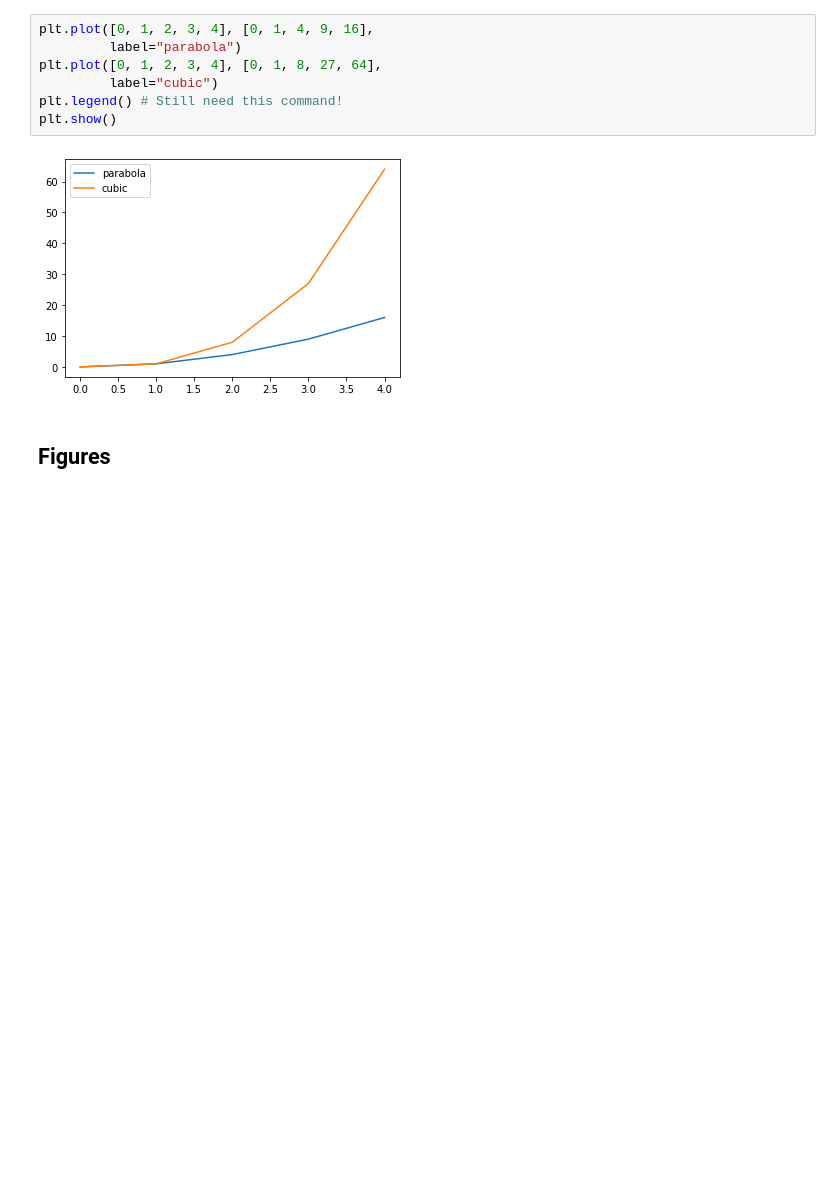
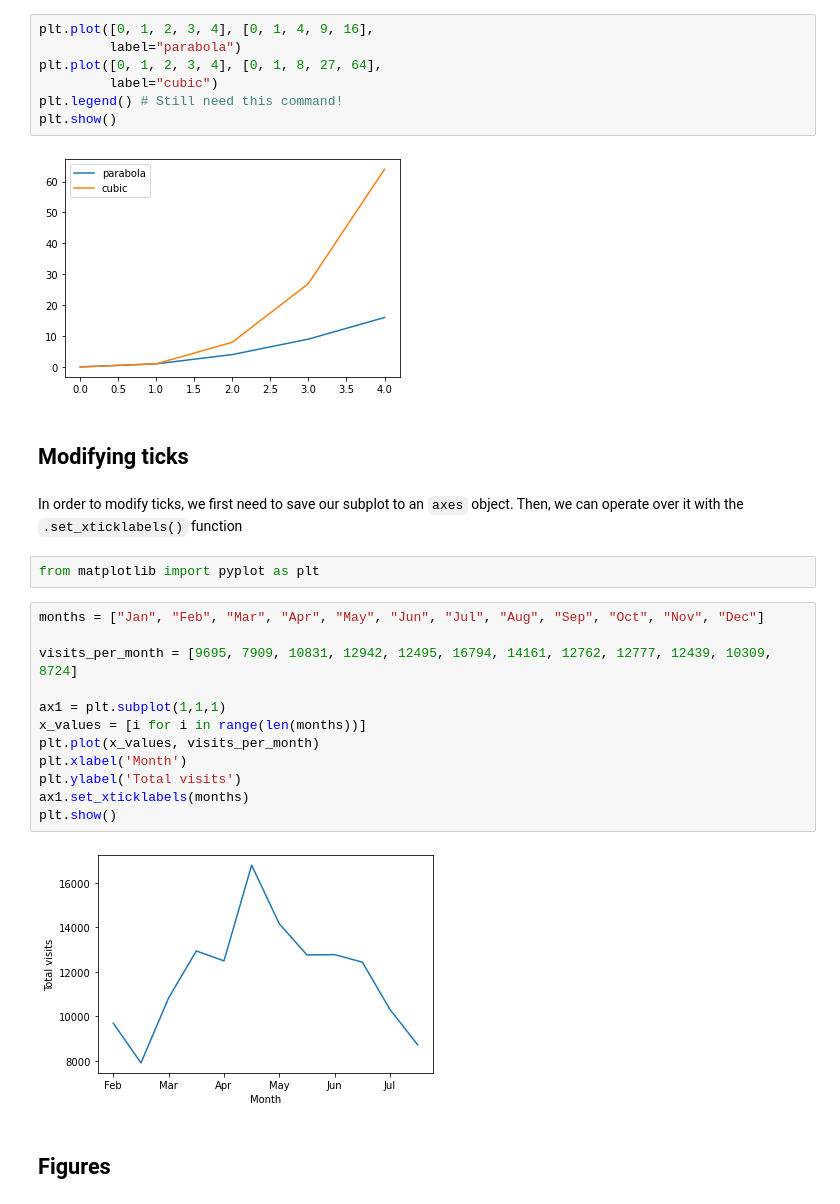
Before and after one commit to carlota-moh/notes, a Jupyter notebook: Data_visualization.ipynb, the cells around one changed output. Saved outputs shown, nothing was run; the diff lists cells and outputs as text; blank space fills up the shorter version.

Commit message:
Added information on ticks

```diff
--- a/Data_visualization.ipynb
+++ b/Data_visualization.ipynb
@@ -146,6 +146,26 @@ plt.legend() # Still need this command!
 plt.show()
 # %% [output]
 [figure]
+# %% [markdown]
+## Modifying ticks
+# %% [markdown]
+In order to modify ticks, we first need to save our subplot to an `axes` object. Then, we can operate over it with the `.set_xticklabels()` function
+# %%
+from matplotlib import pyplot as plt
+# %%
+months = ["Jan", "Feb", "Mar", "Apr", "May", "Jun", "Jul", "Aug", "Sep", "Oct", "Nov", "Dec"]
+
+visits_per_month = [9695, 7909, 10831, 12942, 12495, 16794, 14161, 12762, 12777, 12439, 10309, 8724]
+
+ax1 = plt.subplot(1,1,1)
+x_values = [i for i in range(len(months))]
+plt.plot(x_values, visits_per_month)
+plt.xlabel('Month')
+plt.ylabel('Total visits')
+ax1.set_xticklabels(months)
+plt.show()
+# %% [output]
+[figure, added]
 # %% [markdown]
 ## Figures
 # %% [markdown]
```
